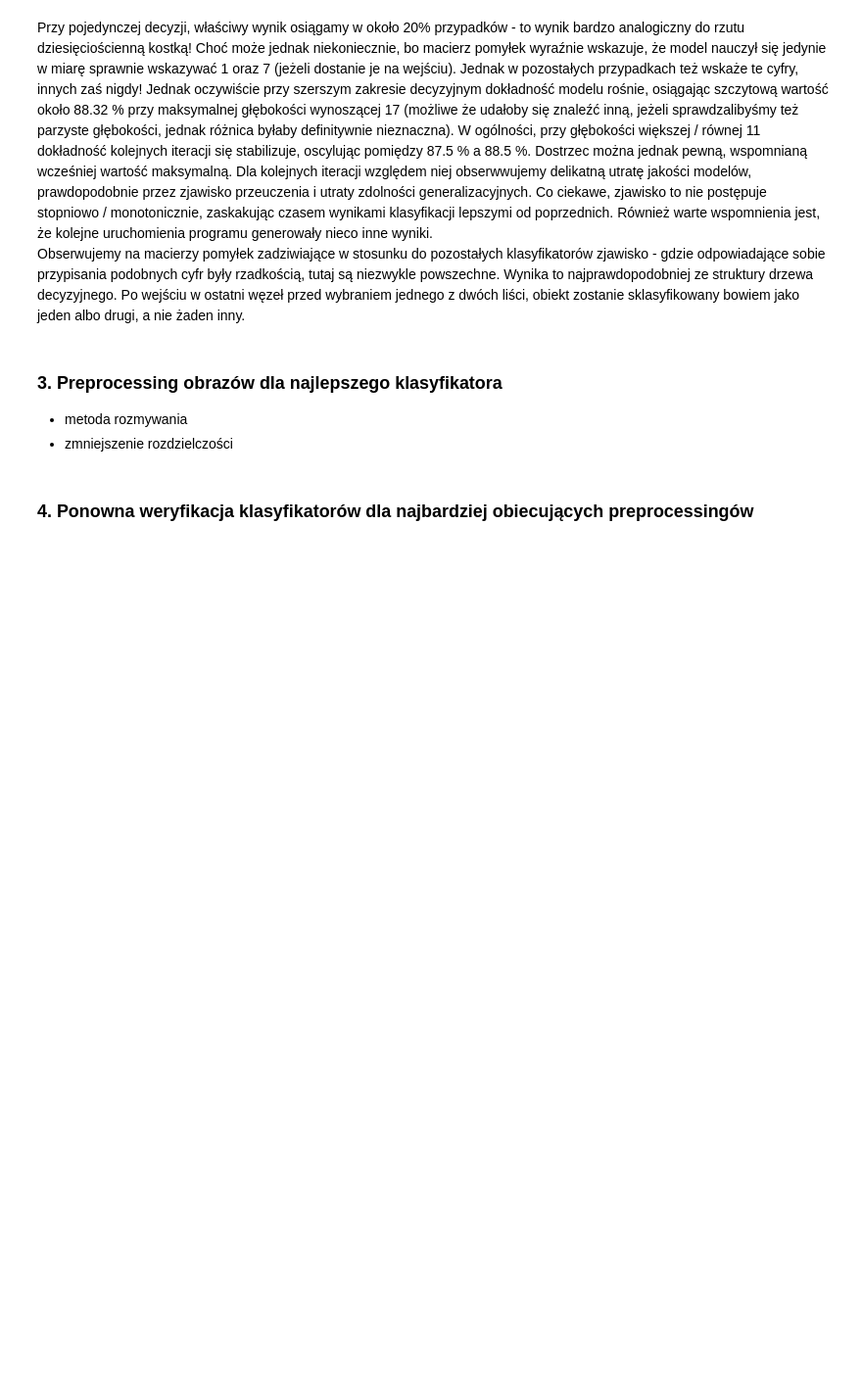
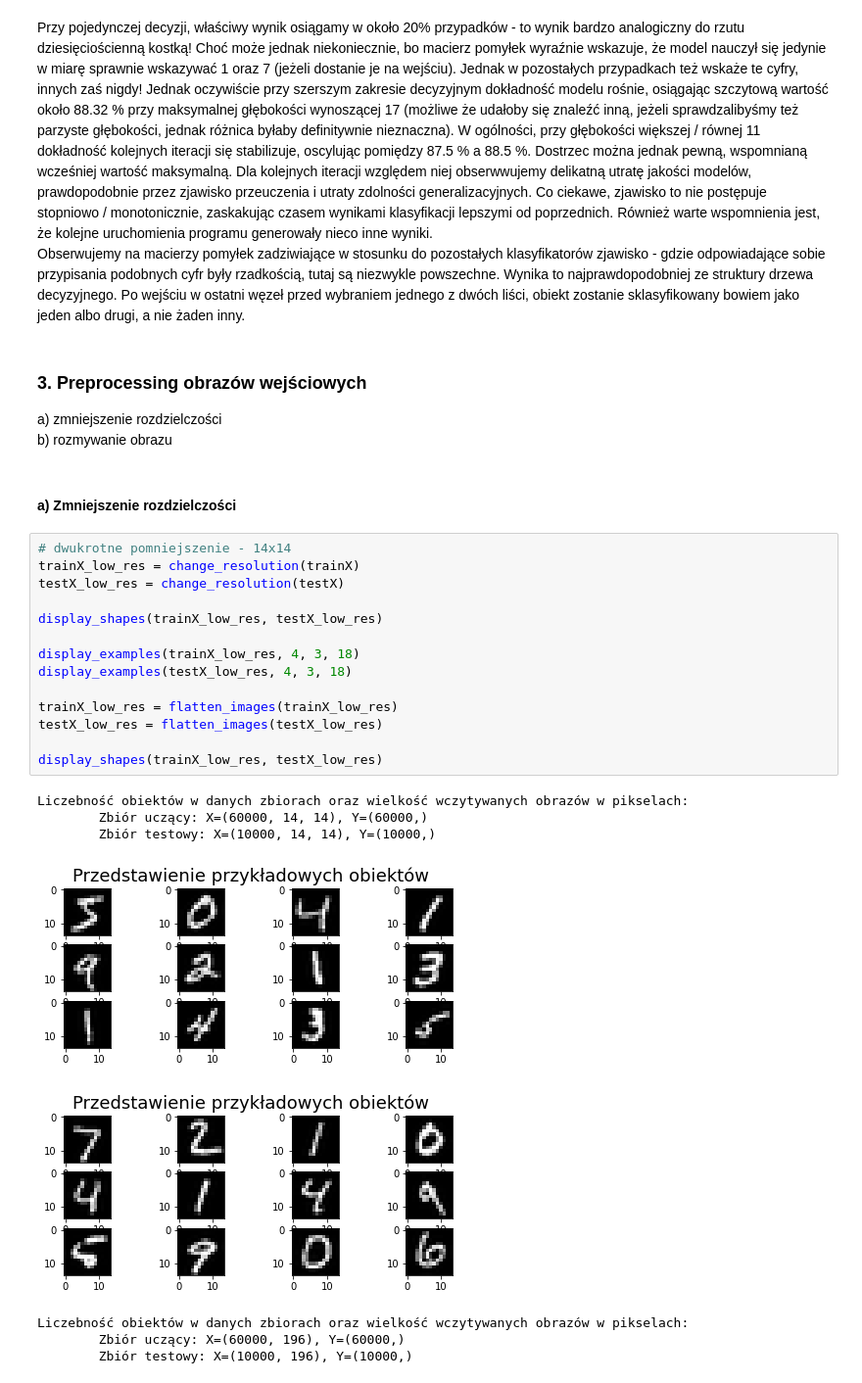
Before and after one commit to Selthen/MNIST-analysys, a Jupyter notebook: Gr3_MNIST.ipynb, the cells around one changed output. Shown at 98% size. Cells and saved outputs as stored; diff of their text form; blank space fills up the shorter version.

Commit message:
preprocessing

```diff
--- a/Gr3_MNIST.ipynb
+++ b/Gr3_MNIST.ipynb
@@ -265,9 +314,32 @@ for depth in range(1, 31, 2):
 Przy pojedynczej decyzji, właściwy wynik osiągamy w około 20% przypadków - to wynik bardzo analogiczny do rzutu dziesięciościenną kostką! Choć może jednak niekoniecznie, bo macierz pomyłek wyraźnie wskazuje, że model nauczył się jedynie w miarę sprawnie wskazywać 1 oraz 7 (jeżeli dostanie je na wejściu). Jednak w pozostałych przypadkach też wskaże te cyfry, innych zaś nigdy! Jednak oczywiście przy szerszym zakresie decyzyjnym dokładność modelu rośnie, osiągając szczytową wartość około 88.32 % przy maksymalnej głębokości wynoszącej 17 (możliwe że udałoby się znaleźć inną, jeżeli sprawdzalibyśmy też parzyste głębokości, jednak różnica byłaby definitywnie nieznaczna). W ogólności, przy głębokości większej / równej 11 dokładność kolejnych iteracji się stabilizuje, oscylując pomiędzy 87.5 % a 88.5 %. Dostrzec można jednak pewną, wspomnianą wcześniej wartość maksymalną. Dla kolejnych iteracji względem niej obserwwujemy delikatną utratę jakości modelów, prawdopodobnie przez zjawisko przeuczenia i utraty zdolności generalizacyjnych. Co ciekawe, zjawisko to nie postępuje stopniowo / monotonicznie, zaskakując czasem wynikami klasyfikacji lepszymi od poprzednich. Również warte wspomnienia jest, że kolejne uruchomienia programu generowały nieco inne wyniki.
 Obserwujemy na macierzy pomyłek zadziwiające w stosunku do pozostałych klasyfikatorów zjawisko - gdzie odpowiadające sobie przypisania podobnych cyfr były rzadkością, tutaj są niezwykle powszechne. Wynika to najprawdopodobniej ze struktury drzewa decyzyjnego. Po wejściu w ostatni węzeł przed wybraniem jednego z dwóch liści, obiekt zostanie sklasyfikowany bowiem jako jeden albo drugi, a nie żaden inny.
 # %% [markdown]
-### 3. Preprocessing obrazów dla najlepszego klasyfikatora
+### 3. Preprocessing obrazów wejściowych
 
-- metoda rozmywania
-- zmniejszenie rozdzielczości
+a) zmniejszenie rozdzielczości
+b) rozmywanie obrazu
-# %% [markdown]
-### 4. Ponowna weryfikacja klasyfikatorów dla najbardziej obiecujących preprocessingów
+# %% [markdown]
+#### a) Zmniejszenie rozdzielczości
+# %%
+# dwukrotne pomniejszenie - 14x14
+trainX_low_res = change_resolution(trainX)
+testX_low_res = change_resolution(testX)
+
+display_shapes(trainX_low_res, testX_low_res)
+
+display_examples(trainX_low_res, 4, 3, 18)
+display_examples(testX_low_res, 4, 3, 18)
+
+trainX_low_res = flatten_images(trainX_low_res)
+testX_low_res = flatten_images(testX_low_res)
+
+display_shapes(trainX_low_res, testX_low_res)
+# %% [output]
+Liczebność obiektów w danych zbiorach oraz wielkość wczytywanych obrazów w pikselach:
+        Zbiór uczący: X=(60000, 14, 14), Y=(60000,)
+        Zbiór testowy: X=(10000, 14, 14), Y=(10000,)
+[figure, added]
+[figure, added]
+Liczebność obiektów w danych zbiorach oraz wielkość wczytywanych obrazów w pikselach:
+        Zbiór uczący: X=(60000, 196), Y=(60000,)
+        Zbiór testowy: X=(10000, 196), Y=(10000,)
```
Also changed, not shown: parts of 24 cells of this notebook.
